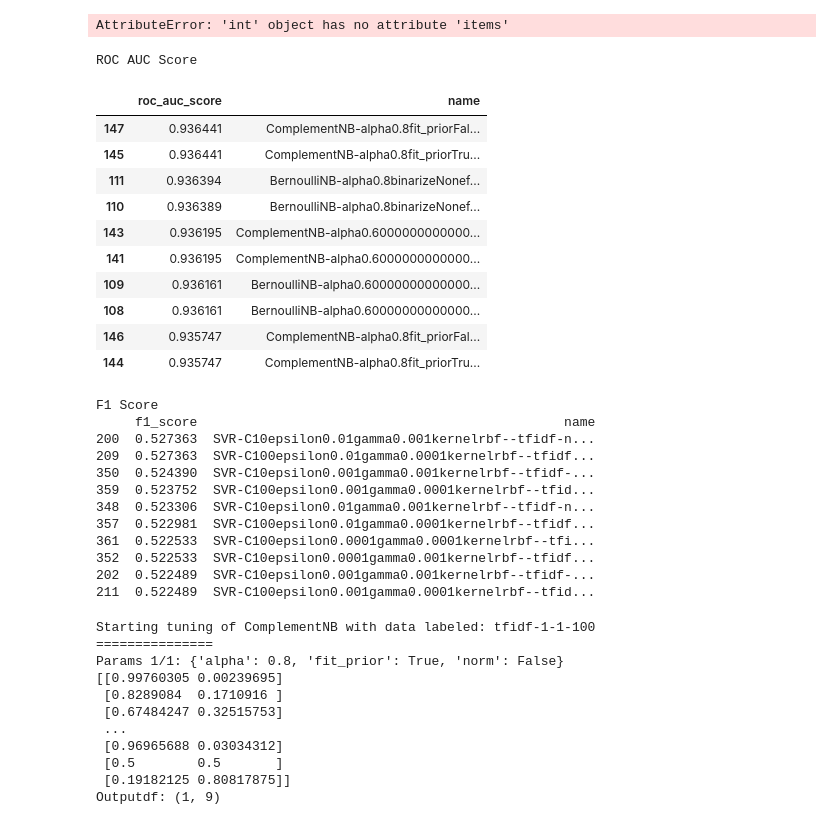
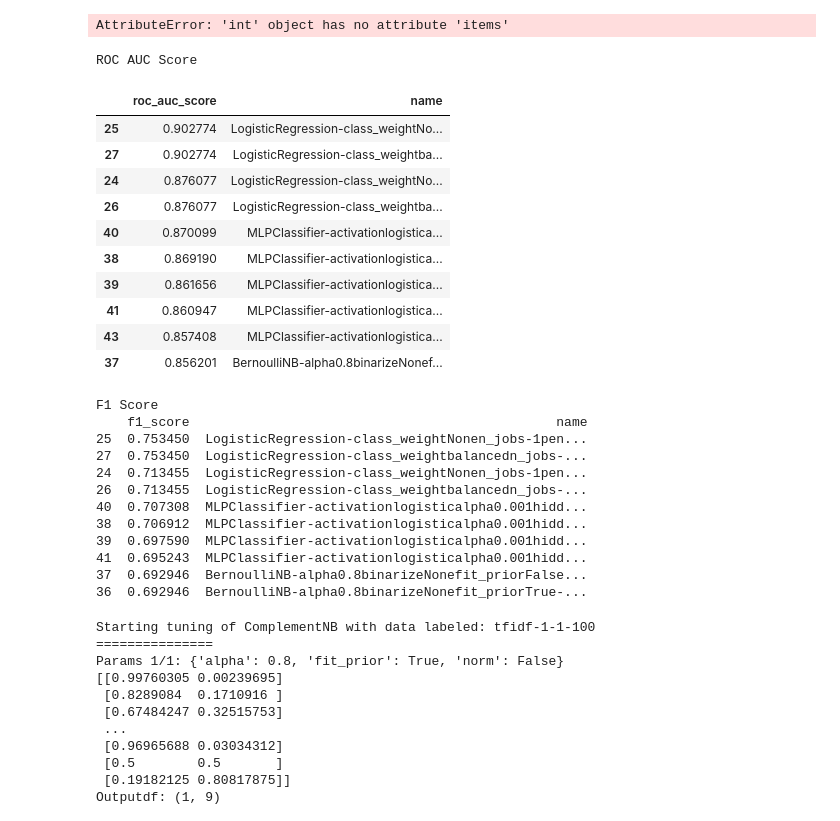
Before and after one commit to TomiukQT/diploma-thesis, a Jupyter notebook: src/model_tuning.ipynb, the cells around one changed output. Cells and saved outputs as stored; diff of their text form; code cells hidden in the pictures.

```diff
--- a/src/model_tuning.ipynb
+++ b/src/model_tuning.ipynb
@@ -331,42 +386,42 @@ print(f"{accuracy:.2%}")
 AttributeError: 'int' object has no attribute 'items'
 # %%
 # Load Results.csv as dataframe
-df = pd.read_csv('out/results/Results_complete.csv')
+df = pd.read_csv('out/results/Resultsnewdata.csv')
 # Sort by roc_auc_score
 df = df.sort_values(by=['roc_auc_score'], ascending=False)
 # Print top 10
 print(f'ROC AUC Score')
 display(df[['roc_auc_score', 'name']].head(10))
 # Sort by f1_score
 df = df.sort_values(by=['f1_score'], ascending=False)
 # Print top 10
 print(f'F1 Score')
 print(df[['f1_score', 'name']].head(10))
 # %% [output]
 ROC AUC Score
 |  | roc_auc_score | name |
-| 147 | 0.936441 | ComplementNB-alpha0.8fit_priorFal... |
-| 145 | 0.936441 | ComplementNB-alpha0.8fit_priorTru... |
-| 111 | 0.936394 | BernoulliNB-alpha0.8binarizeNonef... |
-| 110 | 0.936389 | BernoulliNB-alpha0.8binarizeNonef... |
-| 143 | 0.936195 | ComplementNB-alpha0.6000000000000... |
-| 141 | 0.936195 | ComplementNB-alpha0.6000000000000... |
-| 109 | 0.936161 | BernoulliNB-alpha0.60000000000000... |
-| 108 | 0.936161 | BernoulliNB-alpha0.60000000000000... |
-| 146 | 0.935747 | ComplementNB-alpha0.8fit_priorFal... |
-| 144 | 0.935747 | ComplementNB-alpha0.8fit_priorTru... |
+| 25 | 0.902774 | LogisticRegression-class_weightNo... |
+| 27 | 0.902774 | LogisticRegression-class_weightba... |
+| 24 | 0.876077 | LogisticRegression-class_weightNo... |
+| 26 | 0.876077 | LogisticRegression-class_weightba... |
+| 40 | 0.870099 | MLPClassifier-activationlogistica... |
+| 38 | 0.869190 | MLPClassifier-activationlogistica... |
+| 39 | 0.861656 | MLPClassifier-activationlogistica... |
+| 41 | 0.860947 | MLPClassifier-activationlogistica... |
+| 43 | 0.857408 | MLPClassifier-activationlogistica... |
+| 37 | 0.856201 | BernoulliNB-alpha0.8binarizeNonef... |
 F1 Score
-     f1_score                                               name
-200  0.527363  SVR-C10epsilon0.01gamma0.001kernelrbf--tfidf-n...
-209  0.527363  SVR-C100epsilon0.01gamma0.0001kernelrbf--tfidf...
-350  0.524390  SVR-C10epsilon0.001gamma0.001kernelrbf--tfidf-...
-359  0.523752  SVR-C100epsilon0.001gamma0.0001kernelrbf--tfid...
-348  0.523306  SVR-C10epsilon0.01gamma0.001kernelrbf--tfidf-n...
-357  0.522981  SVR-C100epsilon0.01gamma0.0001kernelrbf--tfidf...
-361  0.522533  SVR-C100epsilon0.0001gamma0.0001kernelrbf--tfi...
-352  0.522533  SVR-C10epsilon0.0001gamma0.001kernelrbf--tfidf...
-202  0.522489  SVR-C10epsilon0.001gamma0.001kernelrbf--tfidf-...
-211  0.522489  SVR-C100epsilon0.001gamma0.0001kernelrbf--tfid...
+    f1_score                                               name
+25  0.753450  LogisticRegression-class_weightNonen_jobs-1pen...
+27  0.753450  LogisticRegression-class_weightbalancedn_jobs-...
+24  0.713455  LogisticRegression-class_weightNonen_jobs-1pen...
+26  0.713455  LogisticRegression-class_weightbalancedn_jobs-...
+40  0.707308  MLPClassifier-activationlogisticalpha0.001hidd...
+38  0.706912  MLPClassifier-activationlogisticalpha0.001hidd...
+39  0.697590  MLPClassifier-activationlogisticalpha0.001hidd...
+41  0.695243  MLPClassifier-activationlogisticalpha0.001hidd...
+37  0.692946  BernoulliNB-alpha0.8binarizeNonefit_priorFalse...
+36  0.692946  BernoulliNB-alpha0.8binarizeNonefit_priorTrue-...
 # %%
 vectorizers = [
     (TfidfDataTransformer(vectorizer=TfidfVectorizer(stop_words='english')), '-tfidf'),
```
Also changed, not shown: parts of 3 cells of this notebook, 2 other files.
